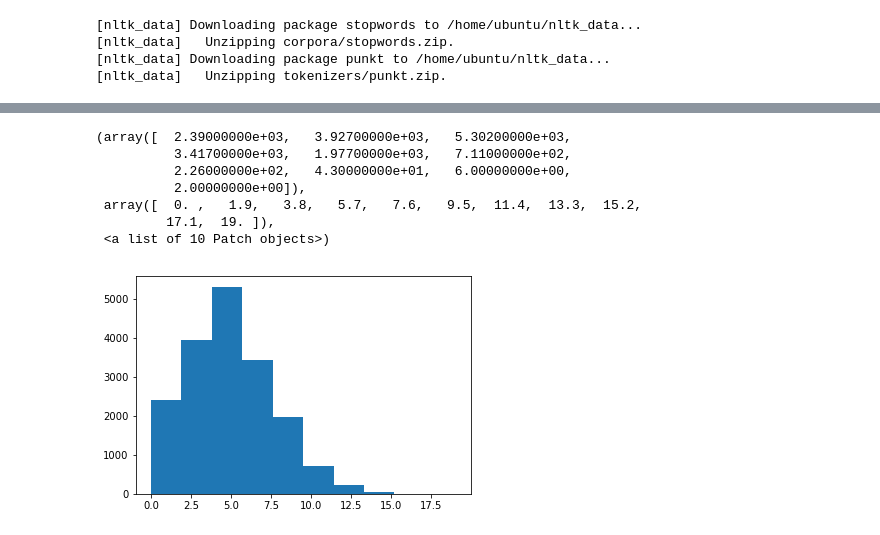
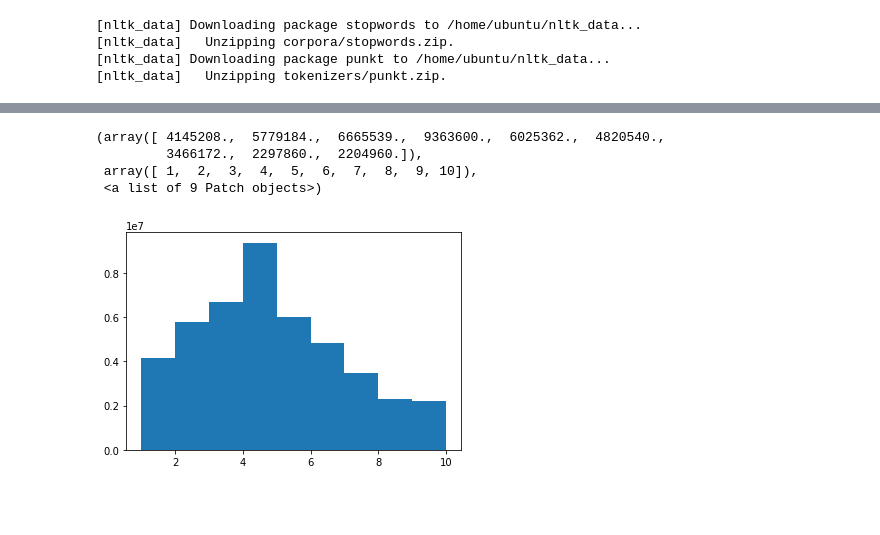
Before and after one commit to VProv/wikiedits, a Jupyter notebook: statistics/tests.ipynb, the cells around one changed output, grey strips where cells are left out. Cells and saved outputs as stored; diff of their text form; code cells hidden in the pictures; blank space fills up the shorter version.

```diff
--- a/statistics/tests.ipynb
+++ b/statistics/tests.ipynb
@@ -118,11 +162,8 @@ plt.hist(less_5)
-# %%
-plt.hist(longer_5)
-# %% [output]
-(array([  2.39000000e+03,   3.92700000e+03,   5.30200000e+03,
-          3.41700000e+03,   1.97700000e+03,   7.11000000e+02,
-          2.26000000e+02,   4.30000000e+01,   6.00000000e+00,
-          2.00000000e+00]),
- array([  0. ,   1.9,   3.8,   5.7,   7.6,   9.5,  11.4,  13.3,  15.2,
-         17.1,  19. ]),
- <a list of 10 Patch objects>)
-[figure, removed]
+# %%
+plt.hist(longer_5, bins=[1,2,3,4,5,6,7,8,9,10])
+# %% [output]
+(array([ 4145208.,  5779184.,  6665539.,  9363600.,  6025362.,  4820540.,
+         3466172.,  2297860.,  2204960.]),
+ array([ 1,  2,  3,  4,  5,  6,  7,  8,  9, 10]),
+ <a list of 9 Patch objects>)
+[figure, added]
```
Also changed, not shown: parts of 25 cells of this notebook.
